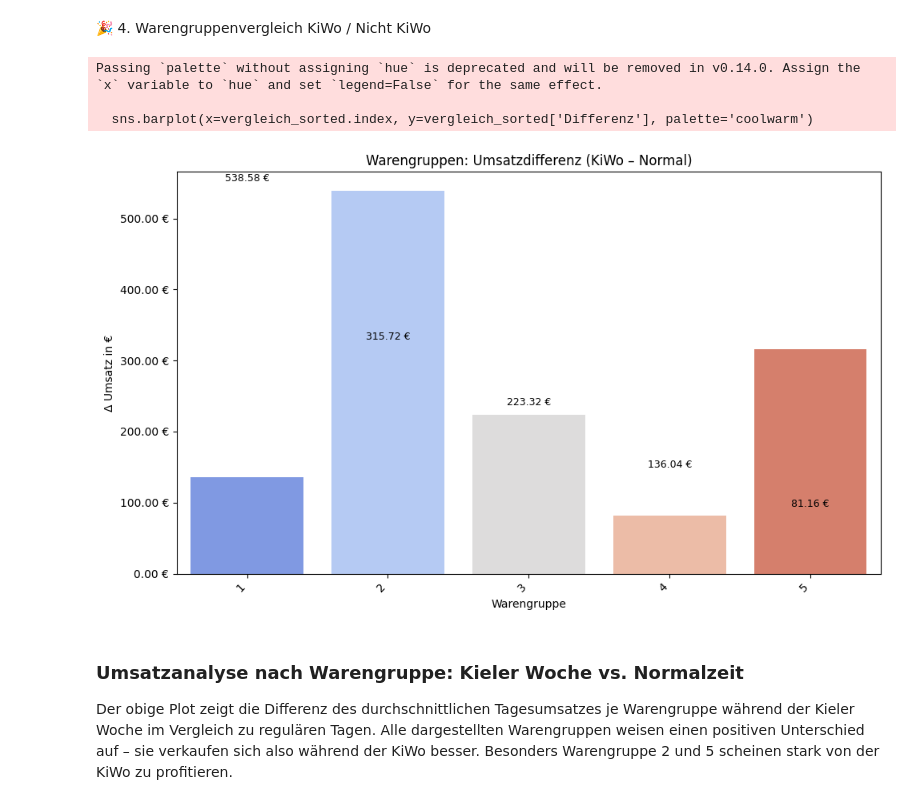
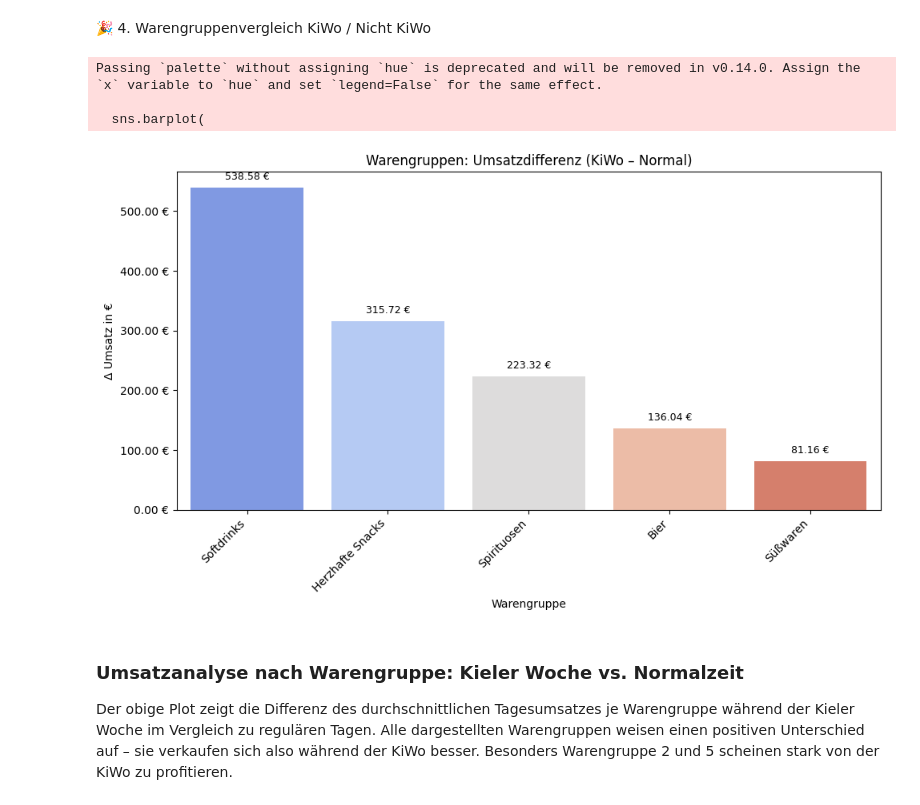
Before and after one commit to BryantHuh/ml_codespace_team4_opencampus, a Jupyter notebook: weekly_tasks/week3.ipynb, the cells around one changed output. Cells and saved outputs as stored; diff of their text form; code cells hidden in the pictures.

Commit message:
add mapping to week3 task

```diff
--- a/weekly_tasks/week3.ipynb
+++ b/weekly_tasks/week3.ipynb
@@ -51,3 +55,34 @@ Index(['id', 'Datum', 'Warengruppe', 'Umsatz', 'Bewoelkung', 'Temperatur',
+# %%
+# Mapping Warengruppe
+warengruppe_map = {
+    1: "Bier",
+    2: "Softdrinks",
+    3: "Spirituosen",
+    4: "Süßwaren",
+    5: "Herzhafte Snacks"
+}
+df_all["Warengruppe_Name"] = df_all["Warengruppe"].map(warengruppe_map)
+
+# Mapping Wettercode (vereinfachte Auswahl)
+wettercode_map = {
+    0:  "Keine Angabe",
+    1:  "Auflockernde Bewölkung",
+    2:  "Gleichbleibende Bewölkung",
+    3:  "Zunehmende Bewölkung",
+    10: "Feuchter Dunst",
+    20: "Sprühregen aufgehört",
+    21: "Regen aufgehört",
+    25: "Regenschauer aufgehört",
+    45: "Nebel, unverändert",
+    61: "Leichter Regen",
+    63: "Mäßiger Regen",
+    65: "Starker Regen",
+    80: "Leichter Regenschauer",
+    81: "Starker Regenschauer",
+    95: "Leichtes Gewitter mit Regen",
+    97: "Starkes Gewitter mit Regen"
+}
+df_all["Wetterlage"] = df_all["Wettercode"].map(wettercode_map)
 # %% [markdown]
 📊 2. Deskriptive Statistiken & Visualisierungen
 
@@ -113,8 +162,8 @@ df_kiwo = df_all[df_all['KielerWoche'] == True]
 df_normal = df_all[df_all['KielerWoche'] == False]
 
 # Gruppieren: durchschnittlicher Umsatz je Warengruppe
-umsatz_kiwo = df_kiwo.groupby('Warengruppe')['Umsatz'].mean()
-umsatz_normal = df_normal.groupby('Warengruppe')['Umsatz'].mean()
+umsatz_kiwo = df_kiwo.groupby('Warengruppe_Name')['Umsatz'].mean()
+umsatz_normal = df_normal.groupby('Warengruppe_Name')['Umsatz'].mean()
 
 # Zusammenführen
 vergleich = pd.DataFrame({
@@ -126,39 +175,38 @@ vergleich = pd.DataFrame({
 vergleich['Differenz'] = vergleich['KiWo'] - vergleich['Normal']
 vergleich['Verhältnis'] = vergleich['KiWo'] / vergleich['Normal'].replace(0, 1)  # avoid div by zero
 
-# Sortieren nach größter positiver Differenz
+# Sortieren
 vergleich_sorted = vergleich.sort_values('Differenz', ascending=False)
 
 # Plot
 plt.figure(figsize=(10, 6))
 sns.barplot(
     x=vergleich_sorted.index,
     y=vergleich_sorted['Differenz'],
-    order=vergleich_sorted.index,  # erzwingt exakte Reihenfolge
+    order=vergleich_sorted.index,
     palette='coolwarm'
 )
-
 
 # Achsenbeschriftung mit €
 import matplotlib.ticker as ticker
 ax = plt.gca()
 ax.yaxis.set_major_formatter(ticker.FuncFormatter(lambda x, _: f"{x:,.2f} €"))
 
 # Balkenbeschriftung
 for i, val in enumerate(vergleich_sorted['Differenz']):
     plt.text(i, val + 10, f"{val:,.2f} €", ha='center', va='bottom', fontsize=9)
 
 plt.title("Warengruppen: Umsatzdifferenz (KiWo – Normal)")
 plt.ylabel("Δ Umsatz in €")
 plt.xlabel("Warengruppe")
 plt.xticks(rotation=45, ha='right')
 plt.tight_layout()
 plt.show()
 # %% [output]
 Passing `palette` without assigning `hue` is deprecated and will be removed in v0.14.0. Assign the `x` variable to `hue` and set `legend=False` for the same effect.
 
-  sns.barplot(x=vergleich_sorted.index, y=vergleich_sorted['Differenz'], palette='coolwarm')
+  sns.barplot(
-[figure, old version]
+[figure, new version]
 # %% [markdown]
 ### Umsatzanalyse nach Warengruppe: Kieler Woche vs. Normalzeit
 
```
Also changed, not shown: parts of 2 cells of this notebook, 2 other files.
